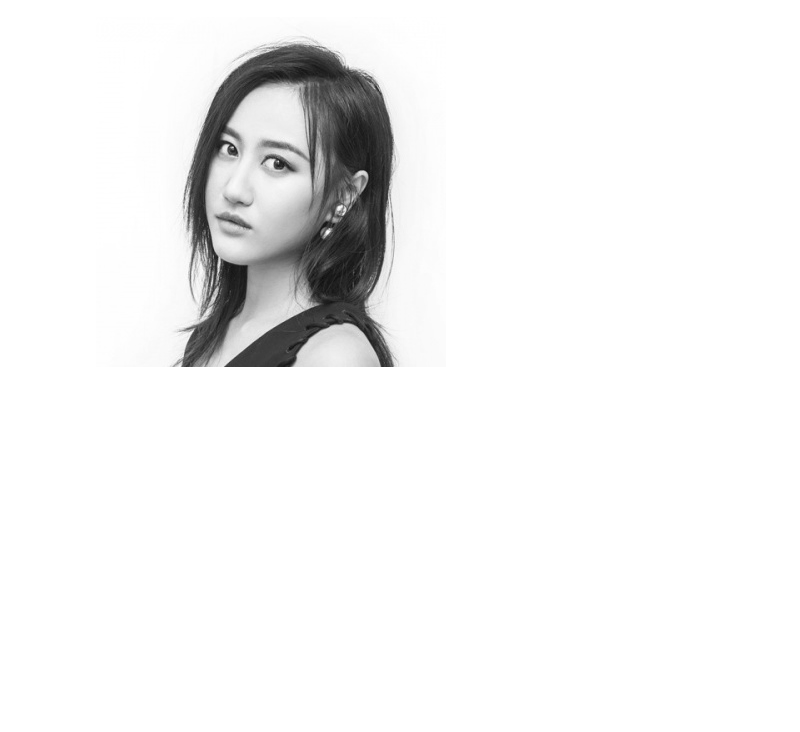
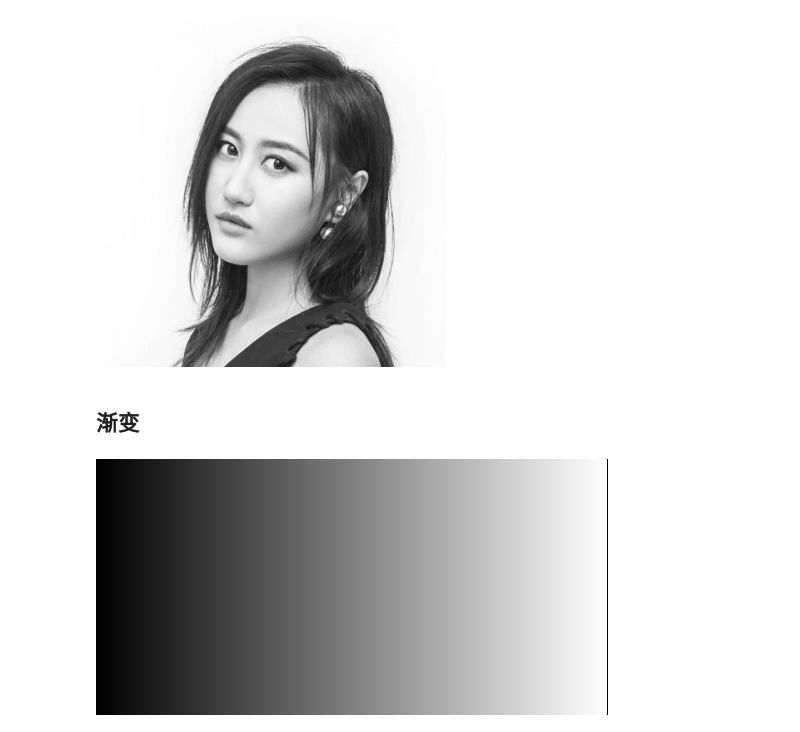
Before and after one commit to steve-hao/pillow, a Jupyter notebook: example.ipynb, the cells around one changed output. Cells and saved outputs as stored; diff of their text form; code cells hidden in the pictures; blank space fills up the shorter version.

```diff
--- a/example.ipynb
+++ b/example.ipynb
@@ -141,3 +165,27 @@ dimg
 img
 # %% [output]
 [figure]
+# %% [markdown]
+## 渐变
+# %%
+from PIL import Image,ImageChops,ImageFilter
+import numpy as np
+
+def get_gradation_2d(start, stop, width, height, is_horizontal):
+    if is_horizontal:
+        return np.tile(np.linspace(start, stop, width), (height, 1))
+    else:
+        return np.tile(np.linspace(start, stop, height), (width, 1)).T
+
+def get_gradation_3d(width, height, start_list, stop_list, is_horizontal_list):
+    result = np.zeros((height, width, len(start_list)), dtype=np.float)
+
+    for i, (start, stop, is_horizontal) in enumerate(zip(start_list, stop_list, is_horizontal_list)):
+        result[:, :, i] = get_gradation_2d(start, stop, width, height, is_horizontal)
+
+    return result
+# %%
+array = get_gradation_2d(0, 256, 512, 256, True)
+Image.fromarray(np.uint8(array))
+# %% [output]
+[figure, added]
```
Also changed, not shown: parts of 27 cells of this notebook, 3 other files.
